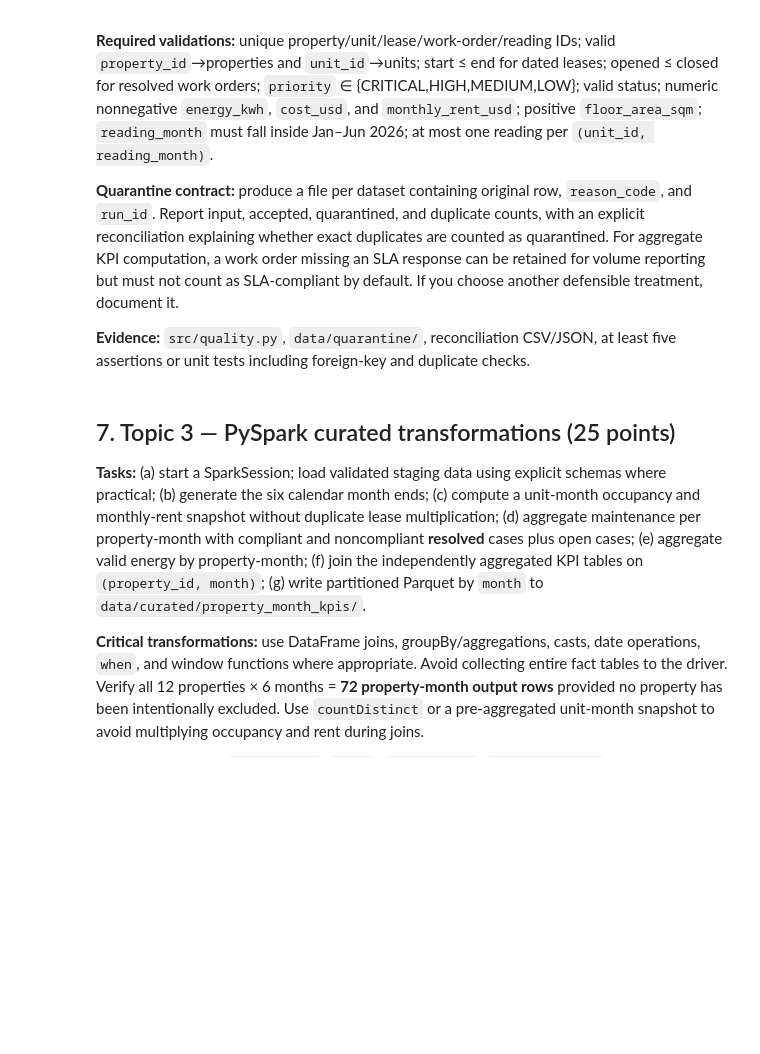
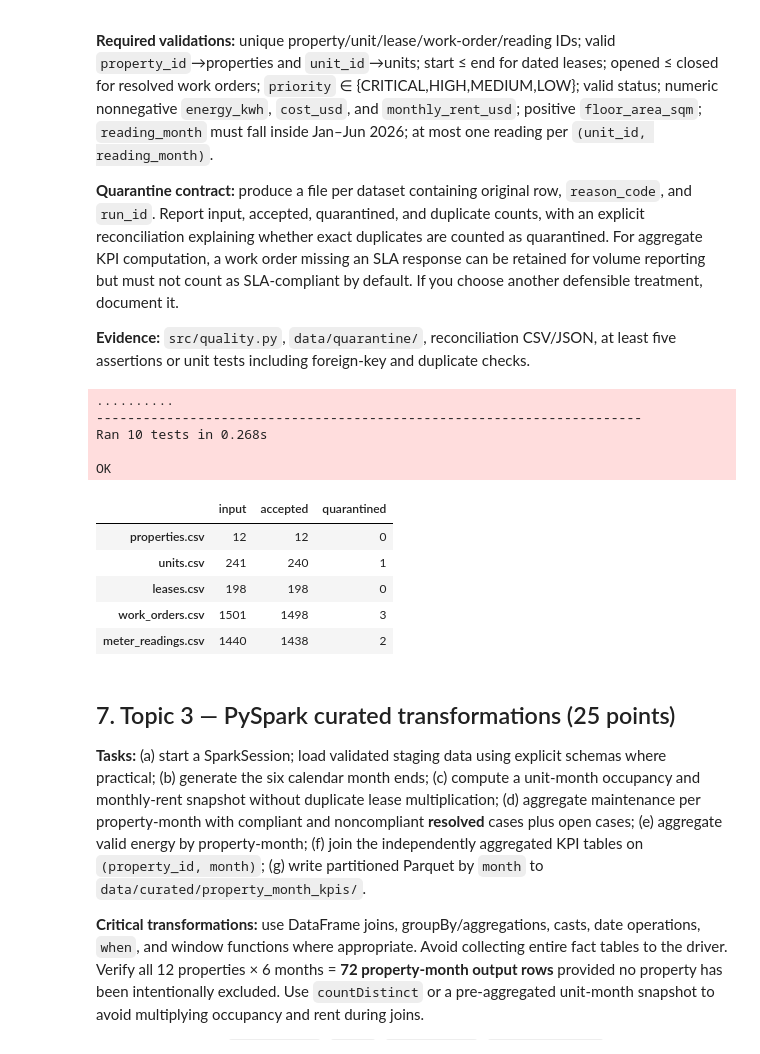
Before and after one commit to esodevops/proptech360-capstone, a Jupyter notebook: capstone.ipynb, the cells around one changed output. Drawn from its saved outputs; the diff is of its cells as text; code cells hidden in the pictures; blank space fills up the shorter version.

```diff
--- a/capstone.ipynb
+++ b/capstone.ipynb
@@ -270,6 +277,10 @@ from datetime import datetime, timezone
 import json
 import unittest
 from src import quality
+import importlib
+
+# Load the latest saved code when this notebook cell is rerun.
+importlib.reload(quality)
 
 
 def profile_table(df: pd.DataFrame, identifier: str) -> dict:
@@ -277,33 +288,49 @@ def profile_table(df: pd.DataFrame, identifier: str) -> dict:
     return quality.profile_table(df, identifier)
 
 
 def validate_and_quarantine(datasets: dict, run_id: str):
     # TODO: parse dates and numbers, enforce source and FK rules, reconcile rejects.
     # Return: clean_datasets, quarantine_datasets, quality_summary
     return quality.validate_and_quarantine(datasets, run_id)
 
 
 # TODO: tests for duplicate work order, unknown unit, negative kWh, missing response and bad date.
 tests = unittest.defaultTestLoader.discover('tests', pattern='test_quality.py')
+# Refresh the test module too, because notebooks remember earlier imports.
+import test_quality
+importlib.reload(test_quality)
+tests = unittest.defaultTestLoader.loadTestsFromModule(test_quality)
 result = unittest.TextTestRunner().run(tests)
 assert result.wasSuccessful(), 'Fix the failing tests before saving results.'
 
 # TODO: persist clean records into a staging area, separate from untouched raw data.
 run_id = datetime.now(timezone.utc).isoformat()
 clean_datasets, quarantine_datasets, quality_summary = validate_and_quarantine(datasets, run_id)
 
 for folder, tables in [('staging', clean_datasets), ('quarantine', quarantine_datasets)]:
     output = Path('data') / folder
     output.mkdir(parents=True, exist_ok=True)
     for filename, table in tables.items():
         table.to_csv(output / filename, index=False)
 
 report = Path('data/curated/quality_summary.json')
 report.parent.mkdir(parents=True, exist_ok=True)
 report.write_text(json.dumps(quality_summary, indent=2), encoding='utf-8')
 
 # Review how many rows passed and failed in each table.
 pd.DataFrame(quality_summary).T[['input', 'accepted', 'quarantined']]
+# %% [output]
+..........
+----------------------------------------------------------------------
+Ran 10 tests in 0.268s
+
+OK
+|  | input | accepted | quarantined |
+| properties.csv | 12 | 12 | 0 |
+| units.csv | 241 | 240 | 1 |
+| leases.csv | 198 | 198 | 0 |
+| work_orders.csv | 1501 | 1498 | 3 |
+| meter_readings.csv | 1440 | 1438 | 2 |
 # %% [markdown]
 ## 7. Topic 3 — PySpark curated transformations (25 points)
 
```
Also changed, not shown: parts of 2 cells of this notebook, 12 other files.
